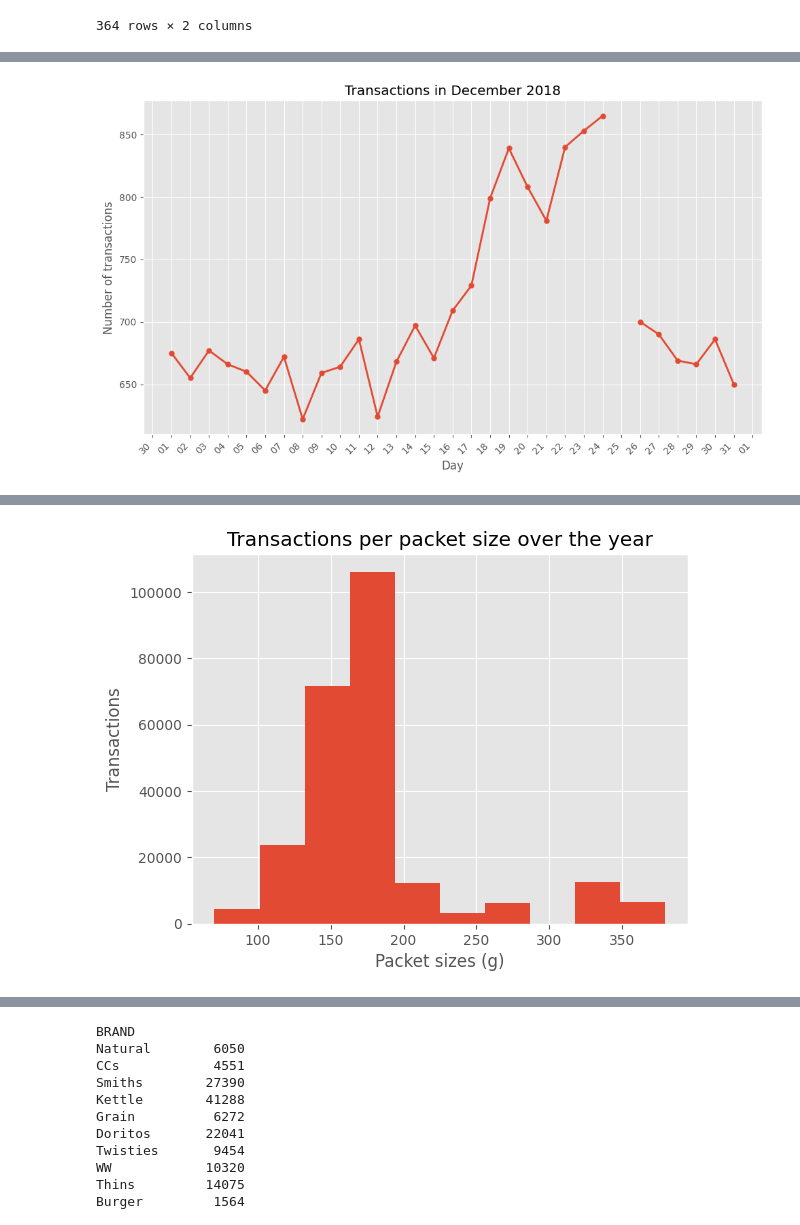
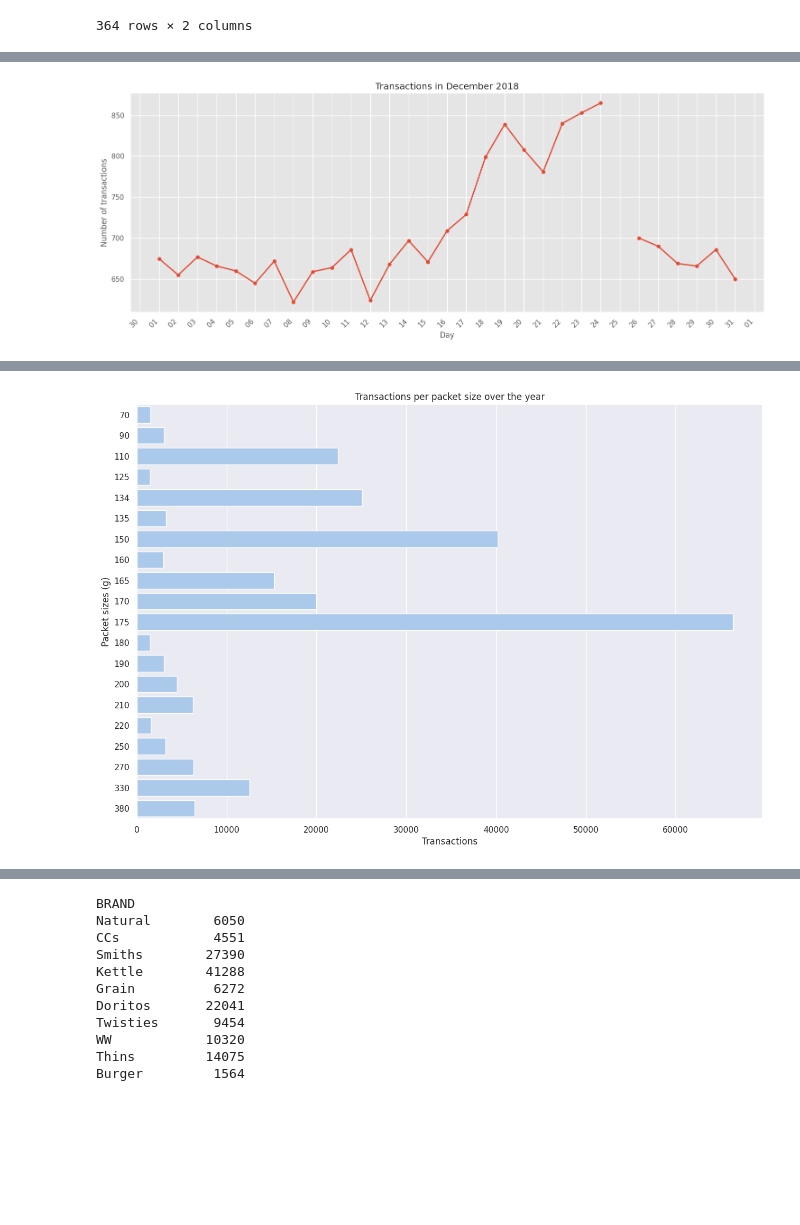
Before and after one commit to jontyj23/Quantium-Virtual-Internship, a Jupyter notebook: quantium.ipynb, the cells around one changed output, grey strips where cells are left out. Saved outputs shown, nothing was run; the diff lists cells and outputs as text; code cells hidden in the pictures; blank space fills up the shorter version.

```diff
--- a/quantium.ipynb
+++ b/quantium.ipynb
@@ -266,10 +259,8 @@ transactionsPerDay
 # %%
 # Plot graph to show where the missing date is
-# Set the plot style to a white background with black gridlines
-plt.style.use('ggplot')
 
 # Plot transactions over time
-plt.figure(figsize=(10, 6))  # Set the figure size
+plt.figure(figsize=(15, 6))  # Set the figure size
 plt.plot(transactionsPerDay['DATE'], transactionsPerDay['N'], '-o', linewidth=2, markersize=5)
 
 # Set axis labels and title
@@ -292,23 +283,23 @@ plt.show()
 # %%
 # We can see that the missing value is in December 2018, so let us filter only for the december month
 december_data = transactionsPerDay[(transactionsPerDay['DATE'] >= '2018-12-01') & (transactionsPerDay['DATE'] <= '2018-12-31')]
 # Plot transactions for December 2018
-plt.figure(figsize=(10, 6))
+plt.figure(figsize=(15, 6))
 plt.plot(december_data['DATE'], december_data['N'], '-o', linewidth=2, markersize=5)
 plt.xlabel("Day")
 plt.ylabel("Number of transactions")
 plt.title("Transactions in December 2018")
 
 # Format the x-axis for daily breaks
 plt.gca().xaxis.set_major_formatter(plt.matplotlib.dates.DateFormatter('%d'))
 plt.gca().xaxis.set_major_locator(plt.matplotlib.dates.DayLocator(interval=1))
 
 plt.xticks(rotation=45, ha='right')
 
 plt.tight_layout()
 plt.show()
 # %% [output]
-[figure, old version]
+[figure, new version]
 # %%
 # Create column of the packet size for each transaction
 transactionData['PACK_SIZE'] = transactionData['PROD_NAME'].apply(lambda x : int(''.join(filter(str.isdigit, x))))
@@ -325,13 +316,14 @@ transactionData.describe()
 | std | NaN | 76.786971 | 8.071520e+04 | 7.814760e+04 | 33.695235 | 0.342499 | 2.474897 | 59.432118 |
 # %%
 # Plot bargraph based on the transactions by packet size
-plt.hist(transactionData['PACK_SIZE'])
-plt.xlabel('Packet sizes (g)')
-plt.ylabel('Transactions')
+plt.figure(figsize=(15,10))
+sns.countplot(transactionData, y='PACK_SIZE')
+plt.ylabel('Packet sizes (g)')
+plt.xlabel('Transactions')
 plt.title('Transactions per packet size over the year')
 plt.show()
 # %% [output]
-[figure, old version]
+[figure, new version]
 # %%
 # Create a brand name column in transactionData
 transactionData['BRAND'] = transactionData['PROD_NAME'].str.split(' ').str[0]
```
Also changed, not shown: parts of 29 cells of this notebook.
